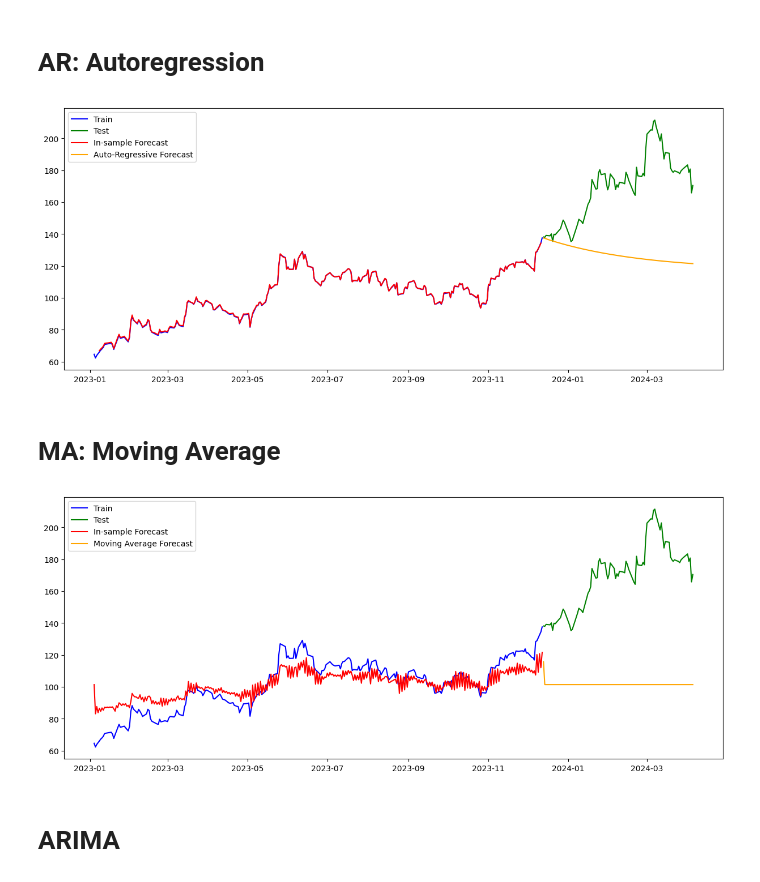
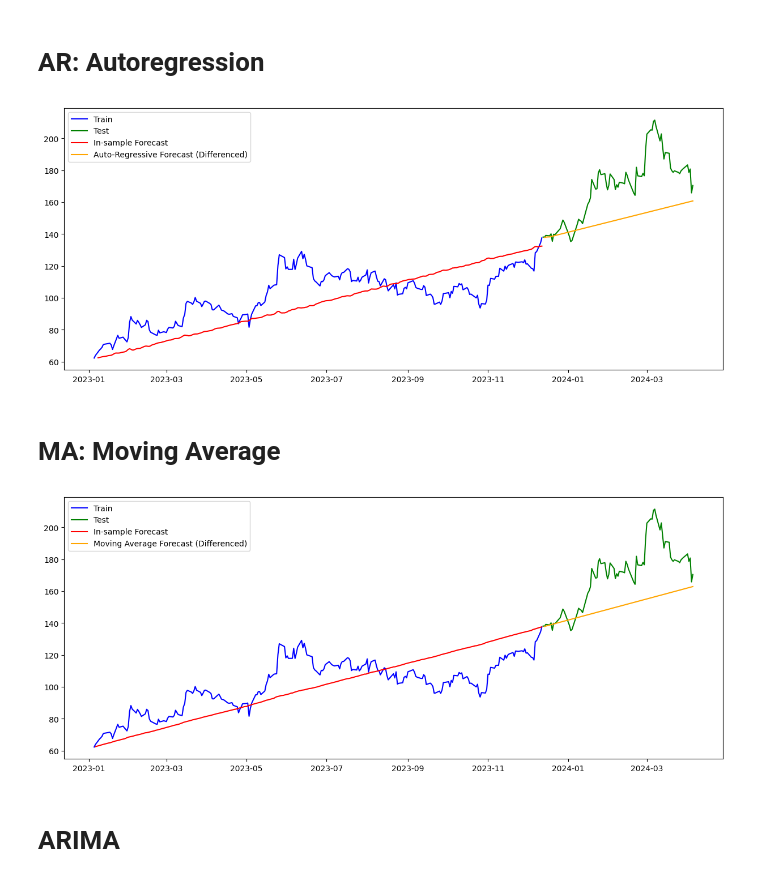
Before and after one commit to YoushaExT/time-series-forecasting, a Jupyter notebook: tsf1.ipynb, the cells around one changed output. Saved outputs shown, nothing was run; the diff lists cells and outputs as text; code cells hidden in the pictures.

Commit message:
differencing

```diff
--- a/tsf1.ipynb
+++ b/tsf1.ipynb
@@ -27,14 +27,20 @@ def plot(data, cols):
   plt.ylabel(cols[1])
   plt.show()
 # %%
-def plot_model_results(train, test, forecast, forecast_train, label, cols):
+def plot_model_results(train, test, forecast, forecast_train, label, cols, differencing=0):
+    _train = train.copy()
+    _test = test.copy()
+    if differencing:
+        _train = _train.iloc[differencing:]
+        _test = _test.iloc[differencing:]
+
     # Plot Exponential Smoothing results
     plt.figure(figsize=(15, 6))
     plt.plot(train[cols[0]], train[cols[1]], label="Train", color='blue')
     plt.plot(test[cols[0]], test[cols[1]], label="Test", color='green')
-    plt.plot(train[cols[0]], forecast_train, label='In-sample Forecast', color='red')
+    plt.plot(_train[cols[0]], forecast_train, label='In-sample Forecast', color='red')
     plt.plot(
-        test[cols[0]],
+        _test[cols[0]],
         forecast,
         label=label,
         color="orange",
@@ -201,44 +222,64 @@ plot_model_results(
 # AR: Autoregression
 # %%
 from statsmodels.tsa.ar_model import AutoReg
+import pandas as pd
 
-# Auto-Regressive Model
-model_ar = AutoReg(train[cols[1]], lags=5).fit()
-forecast_ar = model_ar.forecast(steps=len(test))
-# predict in sample (train data)
-forecast_train_ar = model_ar.predict(start=0, end=len(train) - 1)
+train_diff = train[cols[1]].diff().dropna()
+test_diff = test[cols[1]].diff().dropna()
+
+# Auto-Regressive Model with differenced data
+model_ar = AutoReg(train_diff, lags=5).fit()
+forecast_ar_diff = model_ar.forecast(steps=len(test_diff))
+
+# Reverting differencing for forecast
+forecast_ar = forecast_ar_diff.cumsum() + train[cols[1]].iloc[-1]
+
+# Reverting differencing for in-sample forecast (train data)
+forecast_train_ar_diff = model_ar.predict(start=train_diff.index[0], end=train_diff.index[-1])
+forecast_train_ar = forecast_train_ar_diff.cumsum() + train[cols[1]].iloc[0]
 
 plot_model_results(
     train=train,
     test=test,
-    label="Auto-Regressive Forecast",
+    label="Auto-Regressive Forecast (Differenced)",
     forecast=forecast_ar,
     forecast_train=forecast_train_ar,
     cols=cols,
+    differencing=1
 )
 # %% [output]
-[figure, old version]
+[figure, new version]
 # %% [markdown]
 # MA: Moving Average
 # %%
 from statsmodels.tsa.arima.model import ARIMA
 
-# Fit an MA(1) model (ARIMA(0, 0, 1))
-model_ma = ARIMA(train[cols[1]], order=(0, 0, 1)).fit()
-forecast_ma = model_ma.forecast(steps=len(test))
-# predict in sample (train data)
-forecast_train_ma = model_ma.predict(start=0, end=len(train) - 1, typ='levels')
+# Differencing to make series stationary
+train_diff = train[cols[1]].diff().dropna()
+test_diff = test[cols[1]].diff().dropna()
+
+# Fit an MA(1) model (ARIMA(0, 1, 1)) with differenced data
+model_ma = ARIMA(train_diff, order=(0, 0, 1)).fit()
+forecast_ma_diff = model_ma.forecast(steps=len(test_diff))
+
+# Reverting differencing for forecast
+forecast_ma = forecast_ma_diff.cumsum() + train[cols[1]].iloc[-1]
+
+# Reverting differencing for in-sample forecast (train data)
+forecast_train_ma_diff = model_ma.predict(start=train_diff.index[0], end=train_diff.index[-1])
+forecast_train_ma = forecast_train_ma_diff.cumsum() + train[cols[1]].iloc[0]
 
 plot_model_results(
     train=train,
     test=test,
-    label="Moving Average Forecast",
+    label="Moving Average Forecast (Differenced)",
     forecast=forecast_ma,
     forecast_train=forecast_train_ma,
     cols=cols,
+    differencing=1
 )
 # %% [output]
-[figure, old version]
+[figure, new version]
 # %% [markdown]
 # ARIMA
 # %%
```
Also changed, not shown: parts of 6 cells of this notebook.
